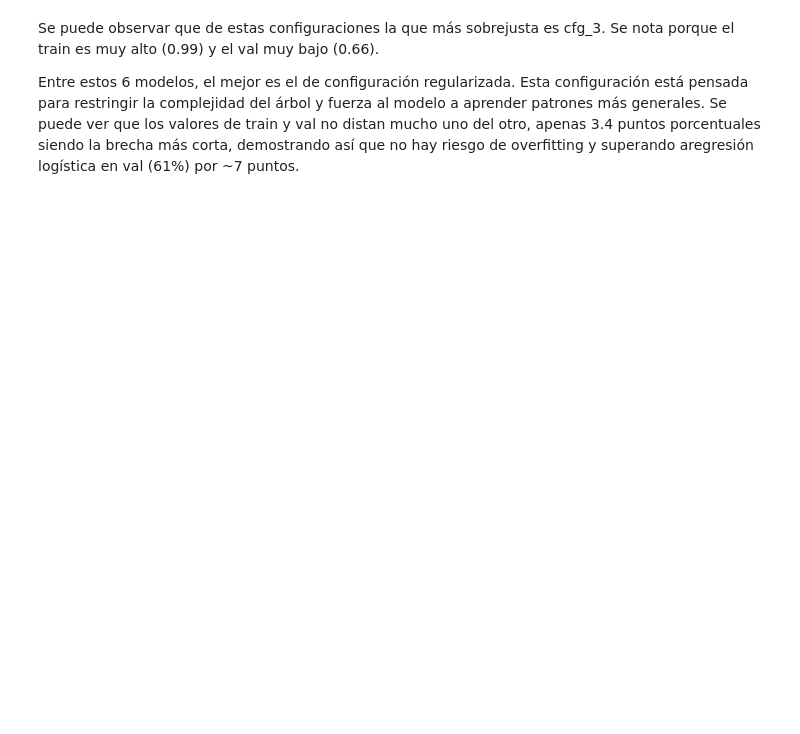
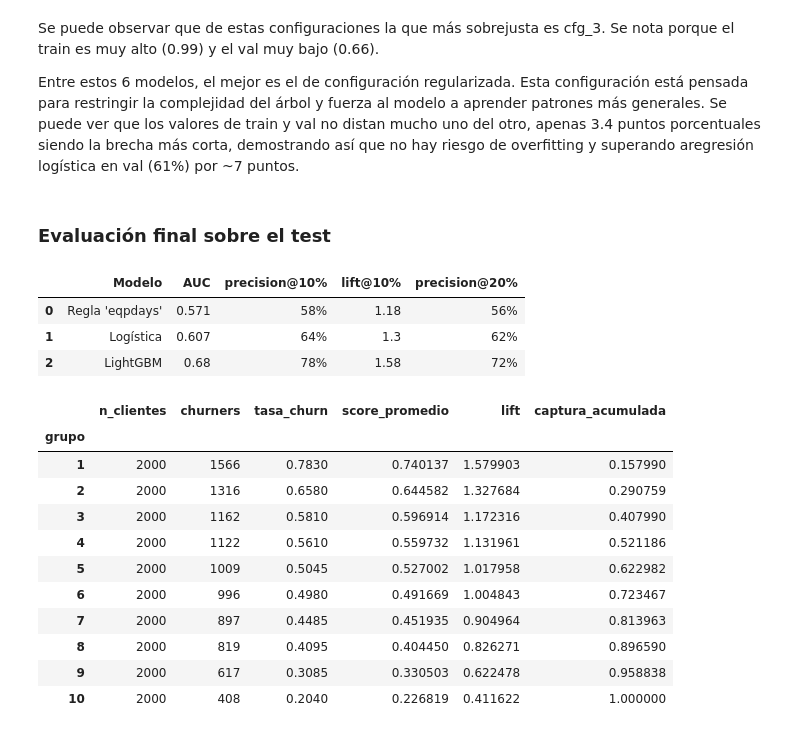
Before and after one commit to DpalaciosR20/churn-sdg, a Jupyter notebook: notebooks/04_modelo_final.ipynb, the cells around one changed output. Drawn from its saved outputs; the diff is of its cells as text; code cells hidden in the pictures; blank space fills up the shorter version.

```diff
--- a/notebooks/04_modelo_final.ipynb
+++ b/notebooks/04_modelo_final.ipynb
@@ -286,3 +276,5 @@ pd.DataFrame(filas)
 Se puede observar que de estas configuraciones la que más sobrejusta es cfg_3. Se nota porque el train es muy alto (0.99) y el val muy bajo (0.66).
 
 Entre estos 6 modelos, el mejor es el de configuración regularizada. Esta configuración está pensada para restringir la complejidad del árbol y fuerza al modelo a aprender patrones más generales. Se puede ver que los valores de train y val no distan mucho uno del otro, apenas 3.4 puntos porcentuales siendo la brecha más corta, demostrando así que no hay riesgo de overfitting y superando aregresión logística en val (61%) por ~7 puntos.
+# %% [markdown]
+### Evaluación final sobre el test
@@ -288,0 +306,29 @@ Entre estos 6 modelos, el mejor es el de configuración regularizada. Esta confi
+# %%
+filas_test_final = [
+    armar_fila("Regla 'eqpdays'", y_test, puntuacion_regla),
+    armar_fila("Logística", y_test, resultado_regresion[:, 1]),
+    armar_fila("LightGBM", y_test, resultado_LightGBM[:, 1]),
+]
+
+pd.DataFrame(filas_test_final)
+# %% [output]
+|  | Modelo | AUC | precision@10% | lift@10% | precision@20% |
+| 0 | Regla 'eqpdays' | 0.571 | 58% | 1.18 | 56% |
+| 1 | Logística | 0.607 | 64% | 1.3 | 62% |
+| 2 | LightGBM | 0.68 | 78% | 1.58 | 72% |
+# %%
+tabla_ganancias = tabla_ganancias(y_test, resultado_LightGBM[:, 1])
+tabla_ganancias
+# %% [output]
+|  | n_clientes | churners | tasa_churn | score_promedio | lift | captura_acumulada |
+| grupo |  |  |  |  |  |  |
+| 1 | 2000 | 1566 | 0.7830 | 0.740137 | 1.579903 | 0.157990 |
+| 2 | 2000 | 1316 | 0.6580 | 0.644582 | 1.327684 | 0.290759 |
+| 3 | 2000 | 1162 | 0.5810 | 0.596914 | 1.172316 | 0.407990 |
+| 4 | 2000 | 1122 | 0.5610 | 0.559732 | 1.131961 | 0.521186 |
+| 5 | 2000 | 1009 | 0.5045 | 0.527002 | 1.017958 | 0.622982 |
+| 6 | 2000 | 996 | 0.4980 | 0.491669 | 1.004843 | 0.723467 |
+| 7 | 2000 | 897 | 0.4485 | 0.451935 | 0.904964 | 0.813963 |
+| 8 | 2000 | 819 | 0.4095 | 0.404450 | 0.826271 | 0.896590 |
+| 9 | 2000 | 617 | 0.3085 | 0.330503 | 0.622478 | 0.958838 |
+| 10 | 2000 | 408 | 0.2040 | 0.226819 | 0.411622 | 1.000000 |
```
Also changed, not shown: parts of 20 cells of this notebook, 3 other files.
